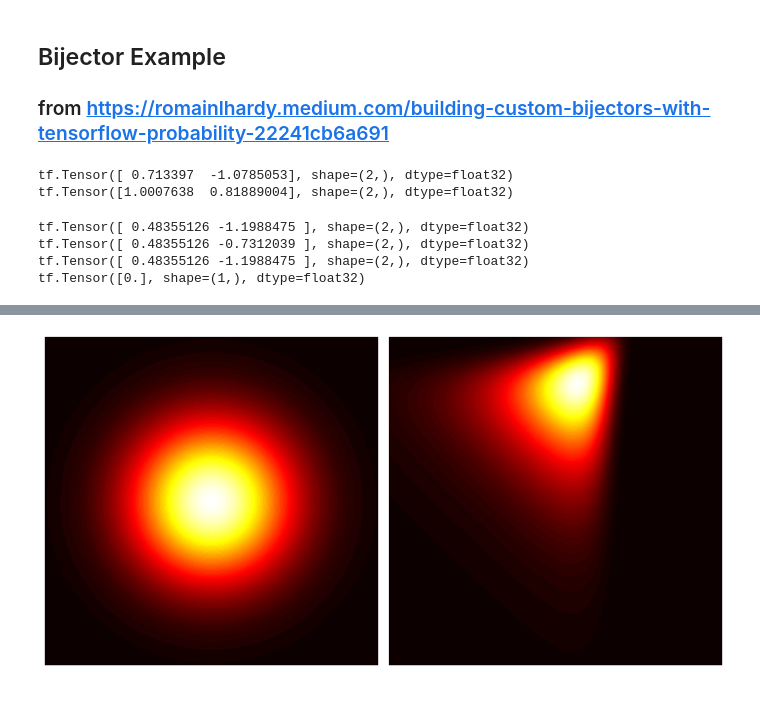
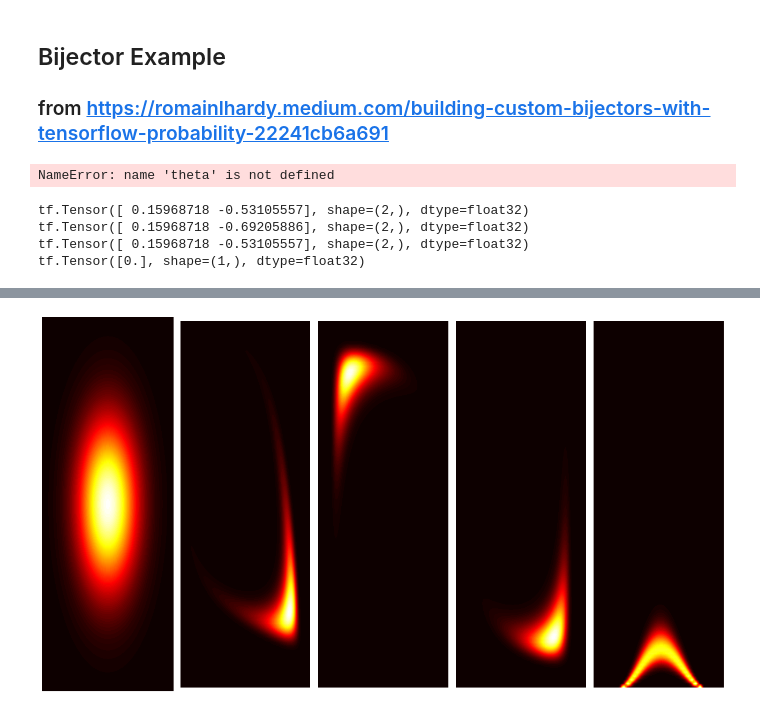
Before and after one commit to JeffRisberg/TensorFlowProbability, a Jupyter notebook: example01.ipynb, the cells around one changed output, grey strips where cells are left out. Drawn from its saved outputs; the diff is of its cells as text; code cells hidden in the pictures.

```diff
--- a/example01.ipynb
+++ b/example01.ipynb
@@ -56,12 +58,16 @@ RotationBijector = tfb.ScaleMatvecLinearOperator(tf.linalg.LinearOperatorFullMat
 # %%
 # Test the RotationBijector
-x = tf.random.normal((2,))
+test_theta = theta_distribution.sample()
+
+test_rotationBijector = create_rotation_bijector(test_theta)
+test_x = tf.random.normal((2,))
 print(theta)
-print(x)
-print(RotationBijector.forward(x))
+print(test_x)
+test_y = test_rotationBijector.forward(test_x)
+print(test_y)
+print(test_rotationBijector.inverse(test_y))
 # %% [output]
-tf.Tensor([ 0.713397  -1.0785053], shape=(2,), dtype=float32)
-tf.Tensor([1.0007638  0.81889004], shape=(2,), dtype=float32)
+NameError: name 'theta' is not defined
 # %%
 # Define Bijector for f3(z) = (z1, z2 + 2 * z1 * z1)
 class F3Bijector(tfb.Bijector):
@@ -96,16 +103,18 @@ class F3Bijector(tfb.Bijector):
     return tf.zeros(shape=y1.shape)
 # %%
 # Test the F3Bijector
-f3Bijector = F3Bijector()
+test_alpha = alpha_distribution.sample()
 
-x = tf.random.normal((2,))
-print(x)
-y = f3Bijector.forward(x)
-print(y)
-print(f3Bijector.inverse(y))
-print(f3Bijector.inverse_log_det_jacobian(x, event_ndims=0))
+test_f3Bijector = F3Bijector(test_alpha)
+
+test_x = tf.random.normal((2,))
+print(test_x)
+test_y = test_f3Bijector.forward(test_x)
+print(test_y)
+print(test_f3Bijector.inverse(test_y))
+print(test_f3Bijector.inverse_log_det_jacobian(test_x, event_ndims=0))
 # %% [output]
-tf.Tensor([ 0.48355126 -1.1988475 ], shape=(2,), dtype=float32)
-tf.Tensor([ 0.48355126 -0.7312039 ], shape=(2,), dtype=float32)
-tf.Tensor([ 0.48355126 -1.1988475 ], shape=(2,), dtype=float32)
+tf.Tensor([ 0.15968718 -0.53105557], shape=(2,), dtype=float32)
+tf.Tensor([ 0.15968718 -0.69205886], shape=(2,), dtype=float32)
+tf.Tensor([ 0.15968718 -0.53105557], shape=(2,), dtype=float32)
 tf.Tensor([0.], shape=(1,), dtype=float32)
@@ -130,14 +121,45 @@ transformed_distribution = tfd.TransformedDistribution(
+# %%
+def transform_distribution(alpha, theta):
+    f3Bijector = F3Bijector(alpha)
+
+    cos_theta = tf.math.cos(theta)
+    sin_theta = tf.math.sin(theta)
+    matrix = [[cos_theta, -sin_theta], [sin_theta, cos_theta]]
+
+    rotationBijector = tfb.ScaleMatvecLinearOperator(tf.linalg.LinearOperatorFullMatrix(matrix))
+
+    f1 = tfb.Shift([0., -2])
+    f2 = tfb.Scale([1.0, 0.5])
+    f3 = f3Bijector
+    f4 = rotationBijector
+    f5 = tfb.Tanh()
+
+    bijectors = [f1, f2, f3, f4, f5]
+
+    full_bijector = tfb.Chain(list(reversed(bijectors)))
+
+    return tfd.TransformedDistribution(
+        base_distribution,
+        full_bijector
+    )
 # %%
-X, Y = np.meshgrid(np.linspace(-3, 3, 100), np.linspace(-3, 3, 100))
+X, Y = np.meshgrid(np.linspace(-1, 1, 100), np.linspace(-1, 1, 100))
 inputs = np.transpose(np.stack((X, Y)), [2, 1, 0])
 Z_0 = base_distribution.prob(inputs).numpy()
-Z_1 = transformed_distribution.prob(inputs).numpy()
 
-fig, ax = plt.subplots(1, 2, figsize=(10, 5))
+fig, ax = plt.subplots(1, 5, figsize=(18, 10))
 ax[0].contourf(X, Y, Z_0, cmap="hot", levels=100)
 ax[0].axis("off")
-ax[1].contourf(X, Y, Z_1, cmap="hot", levels=100)
-ax[1].axis("off")
+
+for i in range(4):
+    alpha = alpha_distribution.sample()
+    theta = theta_distribution.sample()
+    transformed_distribution = transform_distribution(alpha, theta)
+
+    Z_n = transformed_distribution.prob(inputs).numpy()
+    ax[i+1].contourf(X, Y, Z_n, cmap="hot", levels=100)
+    ax[i+1].axis("off")
+
 plt.tight_layout()
 plt.show()
 # %% [output]
@@ -145 +170 @@ WARNING:tensorflow:Using (possibly slow) default implementation of determinant.
-[figure, old version]
+[figure, new version]
```
Also changed, not shown: parts of 5 cells of this notebook.
